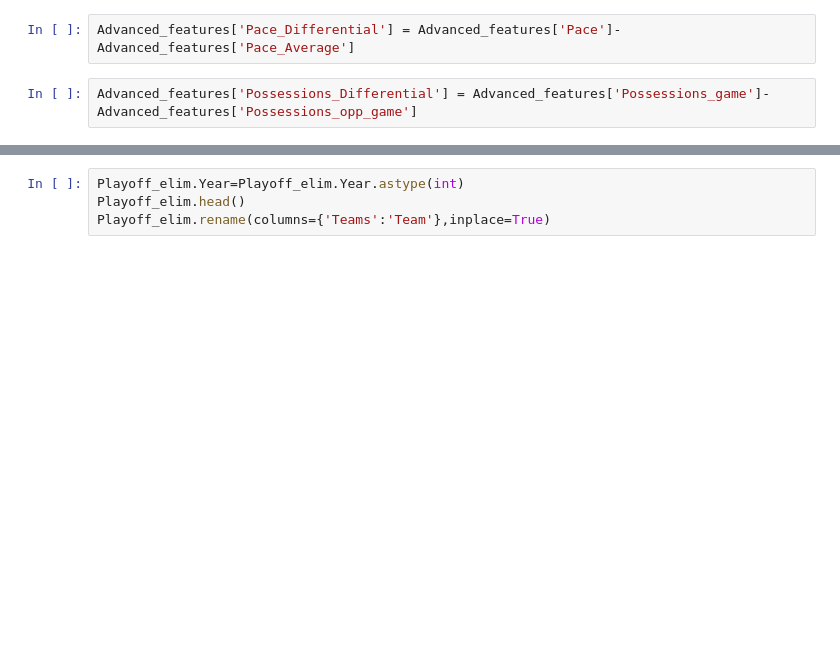
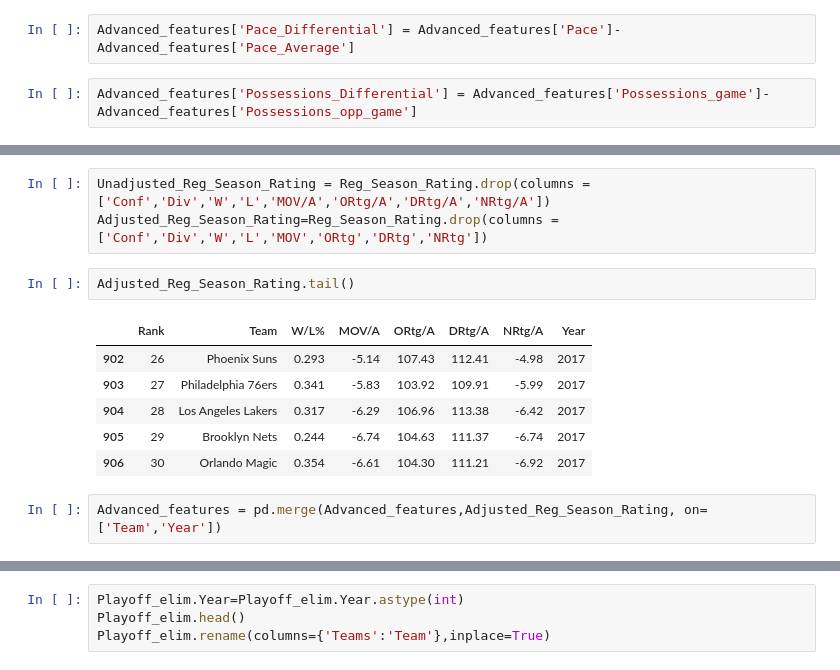
Before and after one commit to jon88cho/Basketball, a Jupyter notebook: Jonys_Commit.ipynb, the cells around one changed output, grey strips where cells are left out. Cells and saved outputs as stored; diff of their text form; blank space fills up the shorter version.

```diff
--- a/Jonys_Commit.ipynb
+++ b/Jonys_Commit.ipynb
@@ -65,0 +79,14 @@ Advanced_features['Possessions_Differential'] = Advanced_features['Possessions_g
+# %%
+Unadjusted_Reg_Season_Rating = Reg_Season_Rating.drop(columns = ['Conf','Div','W','L','MOV/A','ORtg/A','DRtg/A','NRtg/A'])
+Adjusted_Reg_Season_Rating=Reg_Season_Rating.drop(columns = ['Conf','Div','W','L','MOV','ORtg','DRtg','NRtg'])
+# %%
+Adjusted_Reg_Season_Rating.tail()
+# %% [output]
+|  | Rank | Team | W/L% | MOV/A | ORtg/A | DRtg/A | NRtg/A | Year |
+| 902 | 26 | Phoenix Suns | 0.293 | -5.14 | 107.43 | 112.41 | -4.98 | 2017 |
+| 903 | 27 | Philadelphia 76ers | 0.341 | -5.83 | 103.92 | 109.91 | -5.99 | 2017 |
+| 904 | 28 | Los Angeles Lakers | 0.317 | -6.29 | 106.96 | 113.38 | -6.42 | 2017 |
+| 905 | 29 | Brooklyn Nets | 0.244 | -6.74 | 104.63 | 111.37 | -6.74 | 2017 |
+| 906 | 30 | Orlando Magic | 0.354 | -6.61 | 104.30 | 111.21 | -6.92 | 2017 |
+# %%
+Advanced_features = pd.merge(Advanced_features,Adjusted_Reg_Season_Rating, on=['Team','Year'])
```
Also changed, not shown: parts of 9 cells of this notebook.
